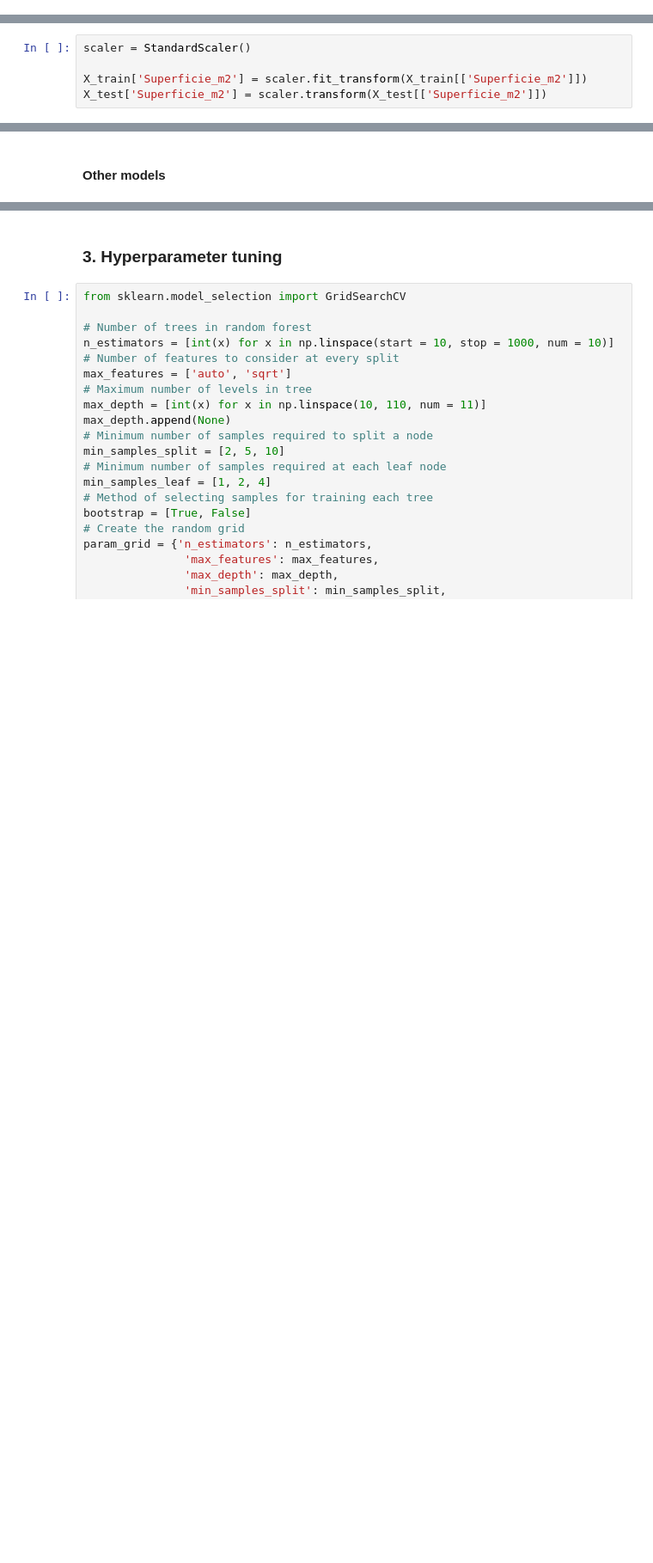
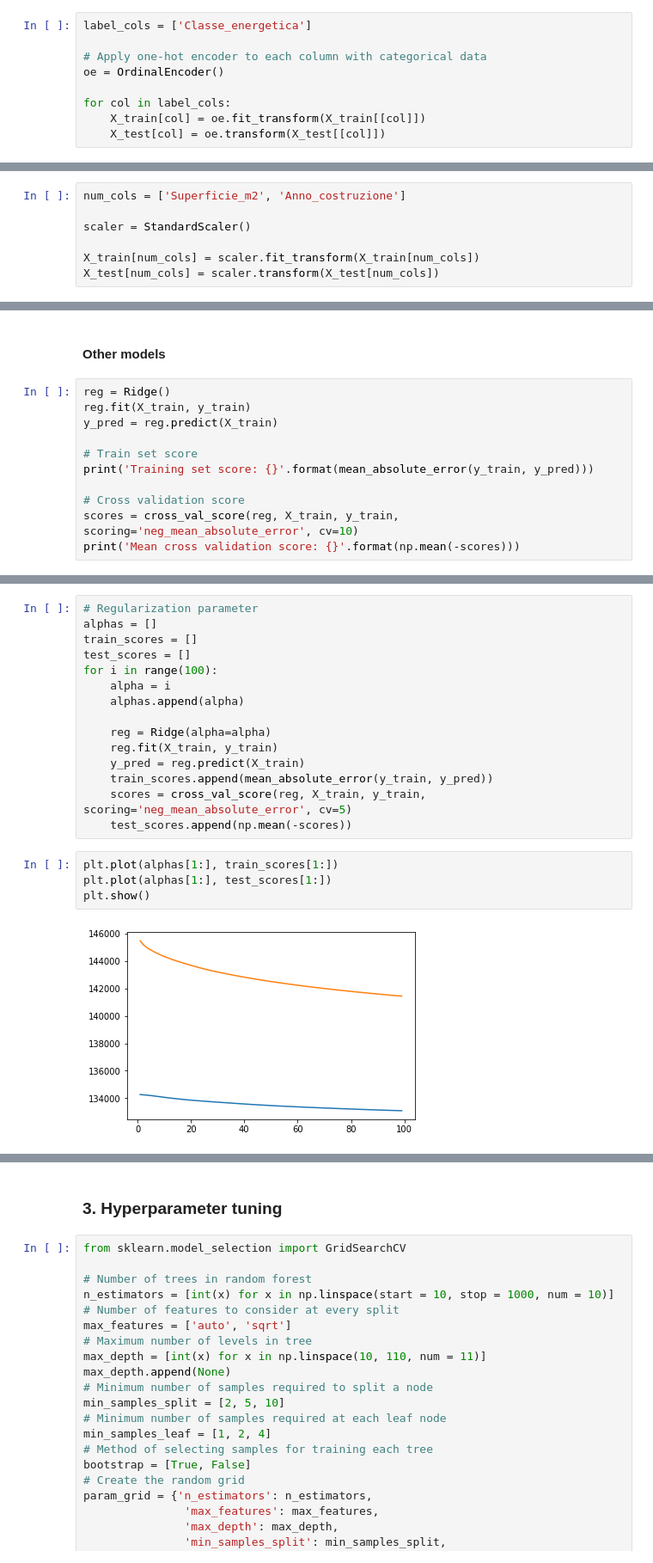
Before and after one commit to LazyEval/housing-prices-firenze, a Jupyter notebook: notebooks/3.0-LazyEval-Modeling.ipynb, the cells around one changed output, grey strips where cells are left out. Shown at 86% size. Drawn from its saved outputs; the diff is of its cells as text; blank space fills up the shorter version.

```diff
--- a/notebooks/3.0-LazyEval-Modeling.ipynb
+++ b/notebooks/3.0-LazyEval-Modeling.ipynb
@@ -67,10 +100,21 @@ X_test = pd.concat([num_X_test, OH_cols_test], axis=1)
+# %%
+label_cols = ['Classe_energetica']
+
+# Apply one-hot encoder to each column with categorical data
+oe = OrdinalEncoder()
+
+for col in label_cols:
+    X_train[col] = oe.fit_transform(X_train[[col]])
+    X_test[col] = oe.transform(X_test[[col]])
 # %% [markdown]
 #### Scaling
 # %%
+num_cols = ['Superficie_m2', 'Anno_costruzione']
+
 scaler = StandardScaler()
 
-X_train['Superficie_m2'] = scaler.fit_transform(X_train[['Superficie_m2']])
-X_test['Superficie_m2'] = scaler.transform(X_test[['Superficie_m2']])
+X_train[num_cols] = scaler.fit_transform(X_train[num_cols])
+X_test[num_cols] = scaler.transform(X_test[num_cols])
 # %% [markdown]
 ### 2. Modeling
 # %% [markdown]
@@ -91,2 +136,13 @@ Test set score: 142669.0535981996
 # %% [markdown]
 #### Other models
+# %%
+reg = Ridge()
+reg.fit(X_train, y_train)
+y_pred = reg.predict(X_train)
+
+# Train set score
+print('Training set score: {}'.format(mean_absolute_error(y_train, y_pred)))
+
+# Cross validation score
+scores = cross_val_score(reg, X_train, y_train, scoring='neg_mean_absolute_error', cv=10)
+print('Mean cross validation score: {}'.format(np.mean(-scores)))
@@ -92,0 +175,21 @@ Test set score: 142669.0535981996
+# %%
+# Regularization parameter
+alphas = []
+train_scores = []
+test_scores = []
+for i in range(100):
+    alpha = i
+    alphas.append(alpha)
+
+    reg = Ridge(alpha=alpha)
+    reg.fit(X_train, y_train)
+    y_pred = reg.predict(X_train)
+    train_scores.append(mean_absolute_error(y_train, y_pred))
+    scores = cross_val_score(reg, X_train, y_train, scoring='neg_mean_absolute_error', cv=5)
+    test_scores.append(np.mean(-scores))
+# %%
+plt.plot(alphas[1:], train_scores[1:])
+plt.plot(alphas[1:], test_scores[1:])
+plt.show()
+# %% [output]
+[figure, added]
```
Also changed, not shown: parts of 17 cells of this notebook.
